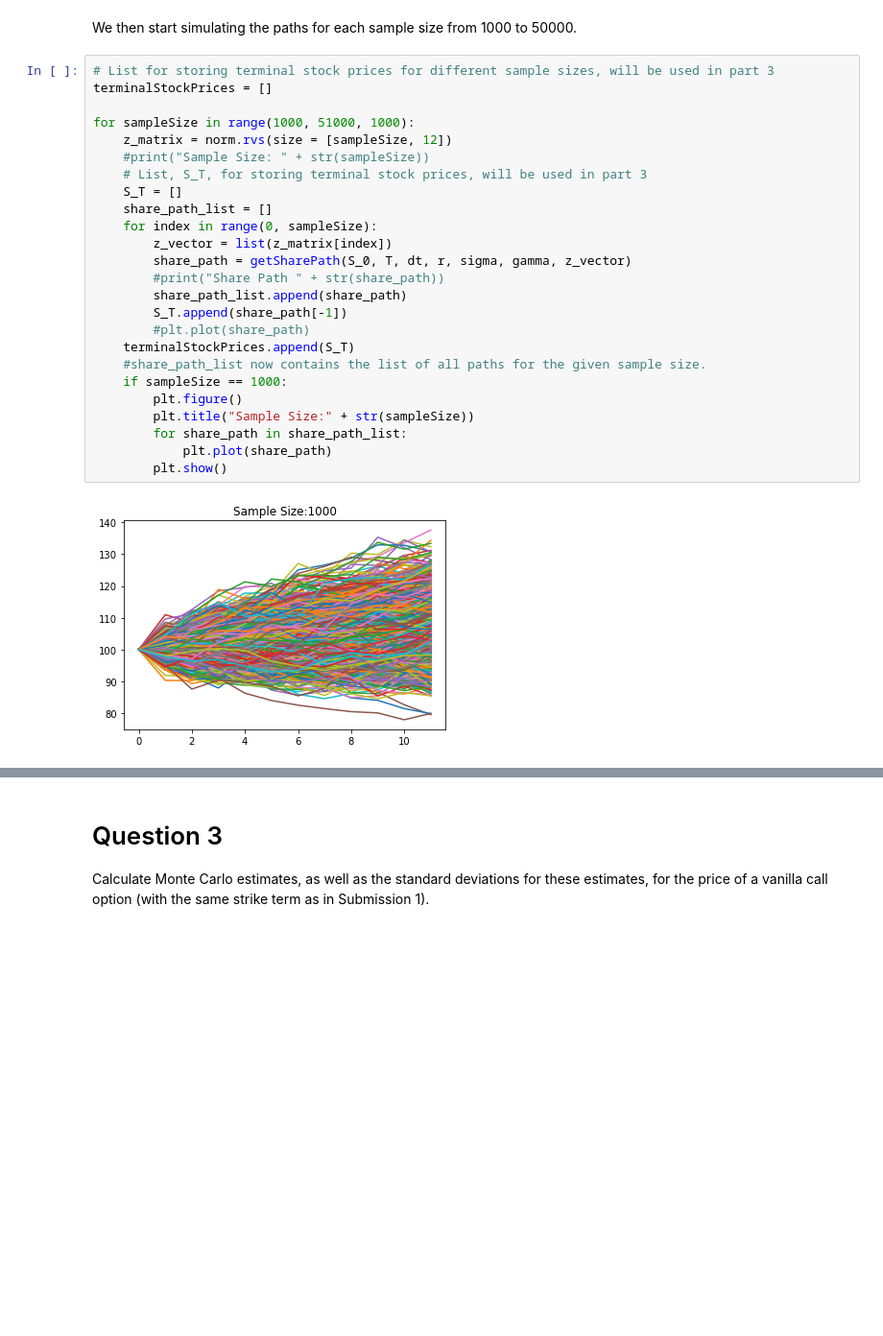
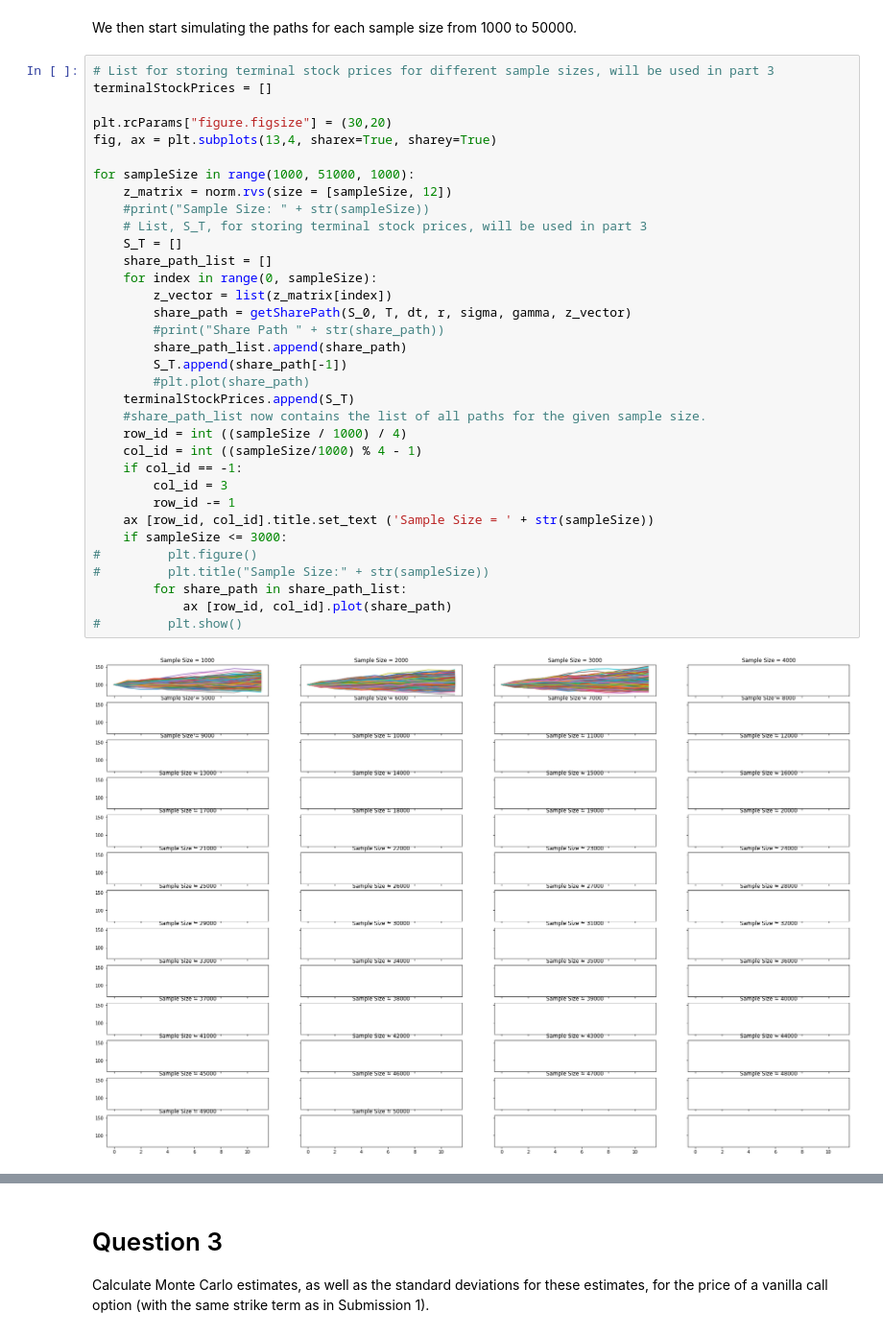
Before and after one commit to w31ha0/ComputationFinanceGroupProject, a Jupyter notebook: M5/M5.ipynb, the cells around one changed output, grey strips where cells are left out. Shown at 96% size. Saved outputs shown, nothing was run; the diff lists cells and outputs as text; blank space fills up the shorter version.

Commit message:
change the plot

```diff
--- a/M5/M5.ipynb
+++ b/M5/M5.ipynb
@@ -157,28 +157,37 @@ We then start simulating the paths for each sample size from 1000 to 50000.
 # %%
 # List for storing terminal stock prices for different sample sizes, will be used in part 3
 terminalStockPrices = []
+
+plt.rcParams["figure.figsize"] = (30,20)
+fig, ax = plt.subplots(13,4, sharex=True, sharey=True)
 
 for sampleSize in range(1000, 51000, 1000):
     z_matrix = norm.rvs(size = [sampleSize, 12])
     #print("Sample Size: " + str(sampleSize))
     # List, S_T, for storing terminal stock prices, will be used in part 3
     S_T = []
     share_path_list = []
     for index in range(0, sampleSize):
         z_vector = list(z_matrix[index])
         share_path = getSharePath(S_0, T, dt, r, sigma, gamma, z_vector)
         #print("Share Path " + str(share_path))
         share_path_list.append(share_path)
         S_T.append(share_path[-1])
         #plt.plot(share_path)
     terminalStockPrices.append(S_T)
     #share_path_list now contains the list of all paths for the given sample size.
-    if sampleSize == 1000:
-        plt.figure()
-        plt.title("Sample Size:" + str(sampleSize))
+    row_id = int ((sampleSize / 1000) / 4)
+    col_id = int ((sampleSize/1000) % 4 - 1)
+    if col_id == -1:
+        col_id = 3
+        row_id -= 1
+    ax [row_id, col_id].title.set_text ('Sample Size = ' + str(sampleSize))
+    if sampleSize <= 3000:
+#         plt.figure()
+#         plt.title("Sample Size:" + str(sampleSize))
         for share_path in share_path_list:
-            plt.plot(share_path)
-        plt.show()
+            ax [row_id, col_id].plot(share_path)
+#         plt.show()
 # %% [output]
-[figure, old version]
+[figure, new version]
 # %% [markdown]
```
Also changed, not shown: parts of 2 cells of this notebook.
